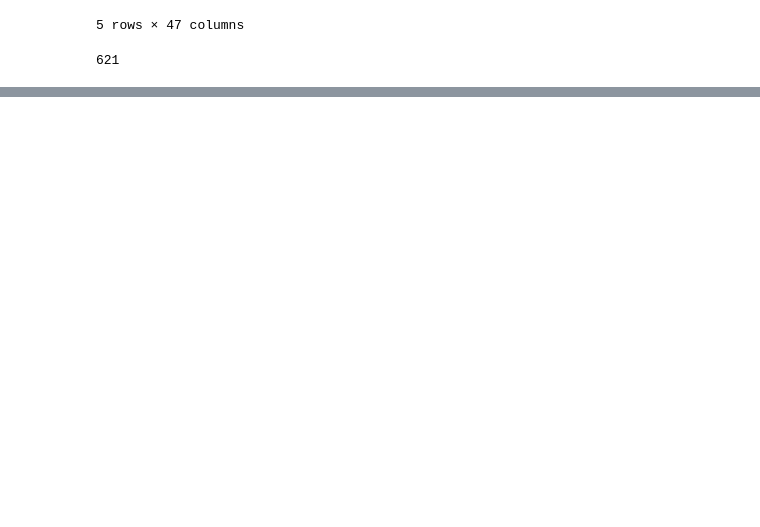
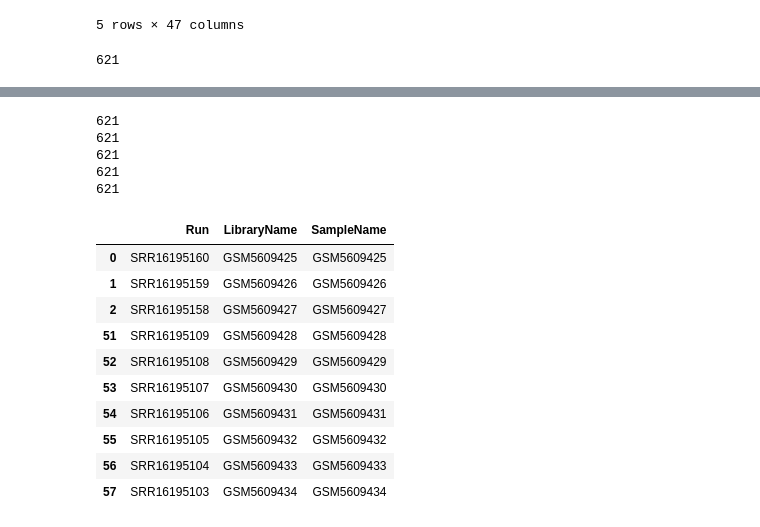
Before and after one commit to irith-kat/genai4bio-project, a Jupyter notebook: notebook_tests/joint_DNA_RNA_processing.ipynb, the cells around one changed output, grey strips where cells are left out. Cells and saved outputs as stored; diff of their text form; code cells hidden in the pictures; blank space fills up the shorter version.

```diff
--- a/notebook_tests/joint_DNA_RNA_processing.ipynb
+++ b/notebook_tests/joint_DNA_RNA_processing.ipynb
@@ -121,0 +276,30 @@ len(SRA_metadata['BioSample'].unique())
+# %%
+# Sample Name, Library Name, BioSample
+print(len((runinfo['SampleName']).unique())) #621
+print(len((runinfo['LibraryName']).unique())) #621
+print(len((runinfo['BioSample']).unique())) #621
+print(len((runinfo['Experiment']).unique())) #621
+print(len((runinfo['Sample']).unique())) #621
+# %% [output]
+621
+621
+621
+621
+621
+# %%
+rna = runinfo[runinfo["LibraryStrategy"].str.lower() == "rna-seq"]
+dna = runinfo[runinfo["LibraryStrategy"].str.lower() != "rna-seq"]
+
+rna[["Run", "LibraryName", "SampleName"]].head(10)
+# %% [output]
+|  | Run | LibraryName | SampleName |
+| 0 | SRR16195160 | GSM5609425 | GSM5609425 |
+| 1 | SRR16195159 | GSM5609426 | GSM5609426 |
+| 2 | SRR16195158 | GSM5609427 | GSM5609427 |
+| 51 | SRR16195109 | GSM5609428 | GSM5609428 |
+| 52 | SRR16195108 | GSM5609429 | GSM5609429 |
+| 53 | SRR16195107 | GSM5609430 | GSM5609430 |
+| 54 | SRR16195106 | GSM5609431 | GSM5609431 |
+| 55 | SRR16195105 | GSM5609432 | GSM5609432 |
+| 56 | SRR16195104 | GSM5609433 | GSM5609433 |
+| 57 | SRR16195103 | GSM5609434 | GSM5609434 |
```
Also changed, not shown: parts of 29 cells of this notebook, 1 other file.
